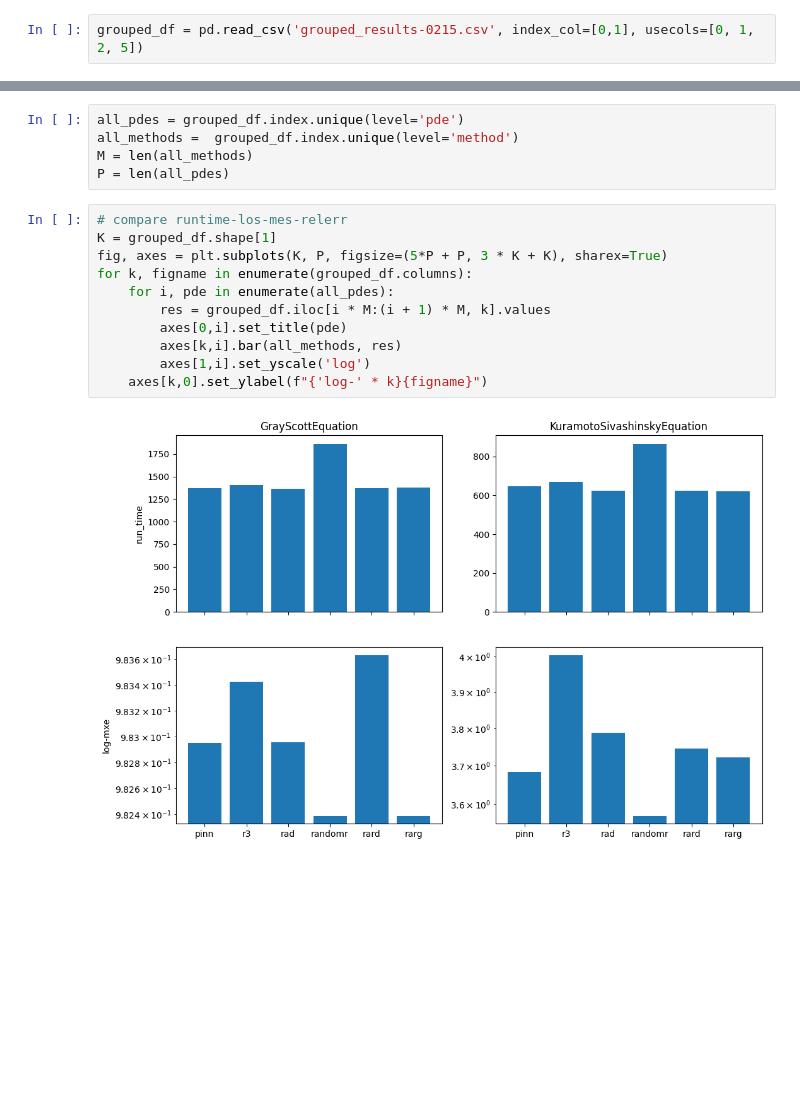
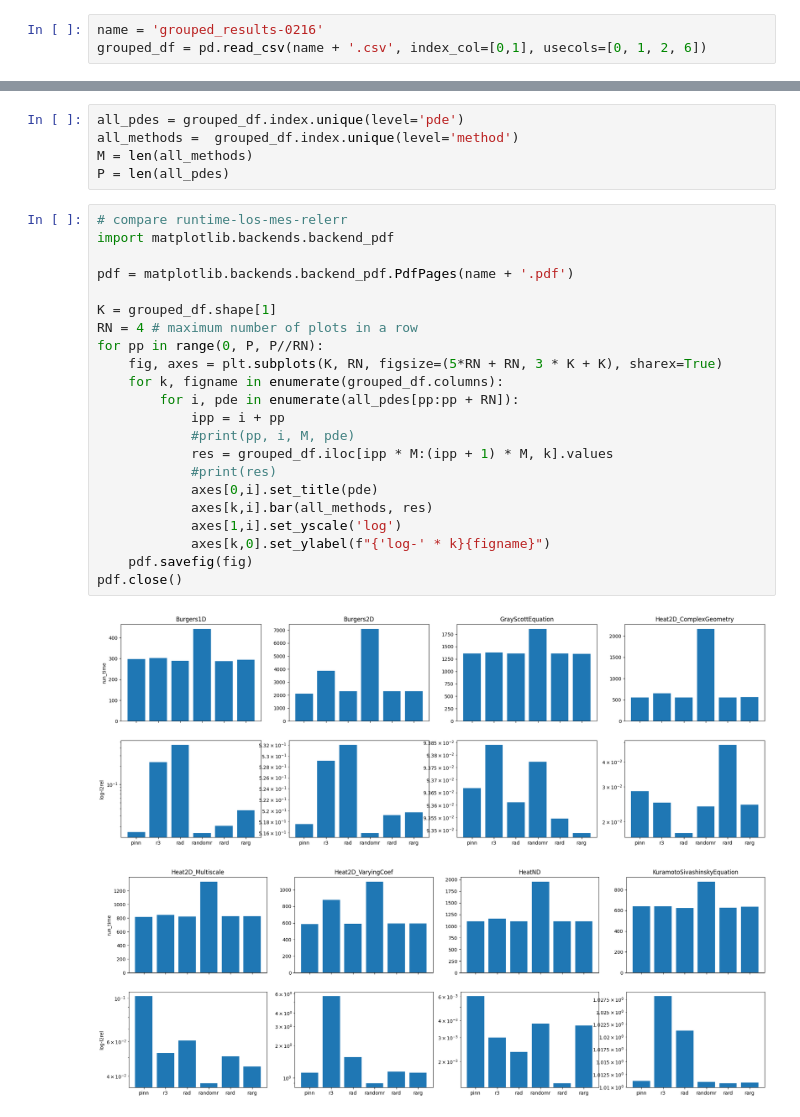
Before and after one commit to svdcvt/PINNacle, a Jupyter notebook: results/results_plots_upd.ipynb, the cells around one changed output, grey strips where cells are left out. Cells and saved outputs as stored; diff of their text form; blank space fills up the shorter version.

```diff
--- a/results/results_plots_upd.ipynb
+++ b/results/results_plots_upd.ipynb
@@ -3,7 +3,8 @@ import pandas as pd
 import numpy as np
 import matplotlib.pyplot as plt
 # %%
-grouped_df = pd.read_csv('grouped_results-0215.csv', index_col=[0,1], usecols=[0, 1, 2, 5])
+name = 'grouped_results-0216'
+grouped_df = pd.read_csv(name + '.csv', index_col=[0,1], usecols=[0, 1, 2, 6])
 # %%
 grouped_df
 # %% [output]
@@ -28,14 +29,26 @@ M = len(all_methods)
 P = len(all_pdes)
 # %%
 # compare runtime-los-mes-relerr
+import matplotlib.backends.backend_pdf
+
+pdf = matplotlib.backends.backend_pdf.PdfPages(name + '.pdf')
+
 K = grouped_df.shape[1]
-fig, axes = plt.subplots(K, P, figsize=(5*P + P, 3 * K + K), sharex=True)
-for k, figname in enumerate(grouped_df.columns):
-    for i, pde in enumerate(all_pdes):
-        res = grouped_df.iloc[i * M:(i + 1) * M, k].values
-        axes[0,i].set_title(pde)
-        axes[k,i].bar(all_methods, res)
-        axes[1,i].set_yscale('log')
-    axes[k,0].set_ylabel(f"{'log-' * k}{figname}")
+RN = 4 # maximum number of plots in a row
+for pp in range(0, P, P//RN):
+    fig, axes = plt.subplots(K, RN, figsize=(5*RN + RN, 3 * K + K), sharex=True)
+    for k, figname in enumerate(grouped_df.columns):
+        for i, pde in enumerate(all_pdes[pp:pp + RN]):
+            ipp = i + pp
+            #print(pp, i, M, pde)
+            res = grouped_df.iloc[ipp * M:(ipp + 1) * M, k].values
+            #print(res)
+            axes[0,i].set_title(pde)
+            axes[k,i].bar(all_methods, res)
+            axes[1,i].set_yscale('log')
+            axes[k,0].set_ylabel(f"{'log-' * k}{figname}")
+    pdf.savefig(fig)
+pdf.close()
 # %% [output]
-[figure, old version]
+[figure, new version]
+[figure, added]
```
Also changed, not shown: parts of 2 cells of this notebook, 1 other file.
